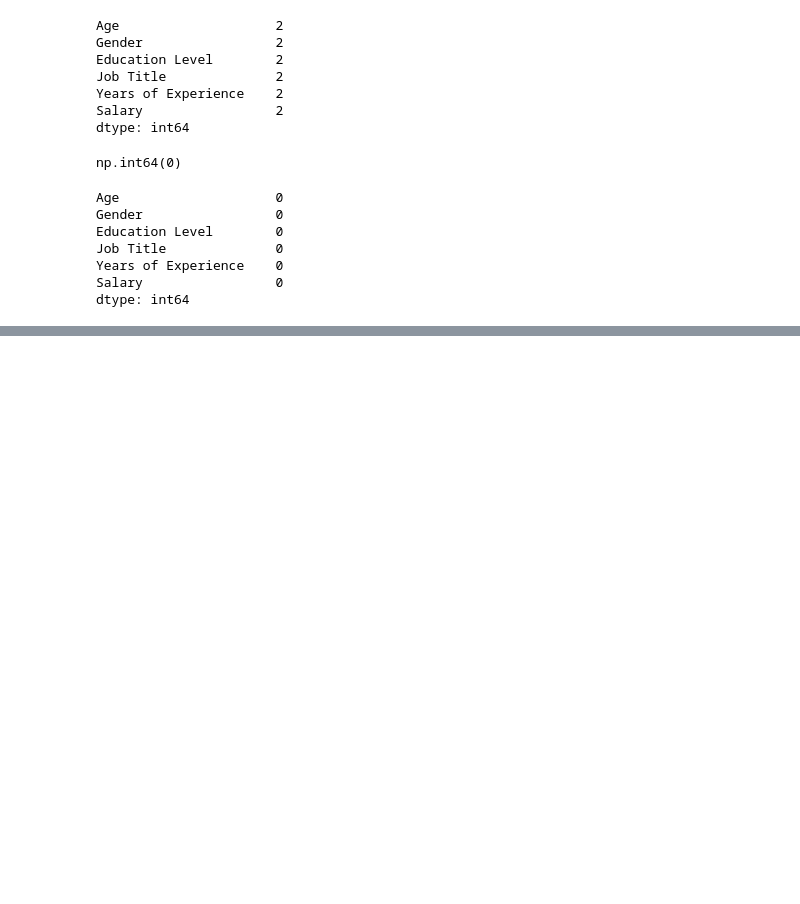
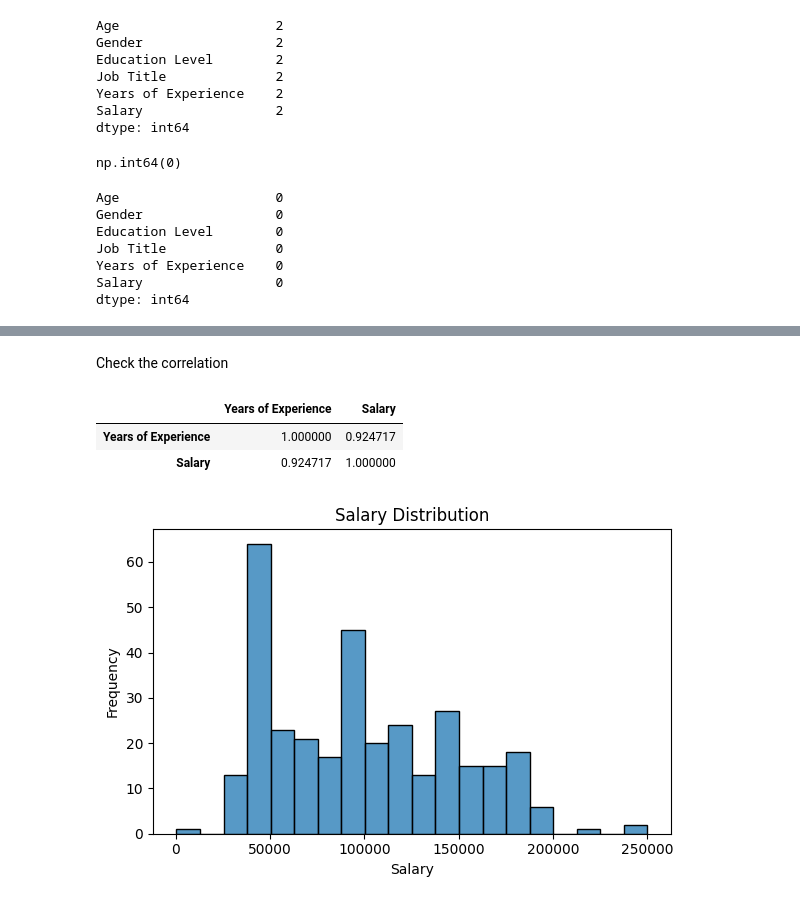
Before and after one commit to rahul-gitt/AI-ML-JOURNEY, a Jupyter notebook: scikit-learn/Salary_prediction/main.ipynb, the cells around one changed output, grey strips where cells are left out. Drawn from its saved outputs; the diff is of its cells as text; code cells hidden in the pictures; blank space fills up the shorter version.

```diff
--- a/scikit-learn/Salary_prediction/main.ipynb
+++ b/scikit-learn/Salary_prediction/main.ipynb
@@ -75,0 +91,18 @@ dtype: int64
+# %% [markdown]
+Check the correlation
+# %%
+df[['Years of Experience', 'Salary']].corr()
+# %% [output]
+|  | Years of Experience | Salary |
+| Years of Experience | 1.000000 | 0.924717 |
+| Salary | 0.924717 | 1.000000 |
+# %%
+plt.figure(figsize= (6,4))
+sns.histplot(data= df['Salary'], bins= 20)
+plt.xlabel('Salary')
+plt.ylabel('Frequency')
+plt.title('Salary Distribution')
+plt.tight_layout()
+plt.show()
+# %% [output]
+[figure, added]
```
Also changed, not shown: parts of 4 cells of this notebook.
